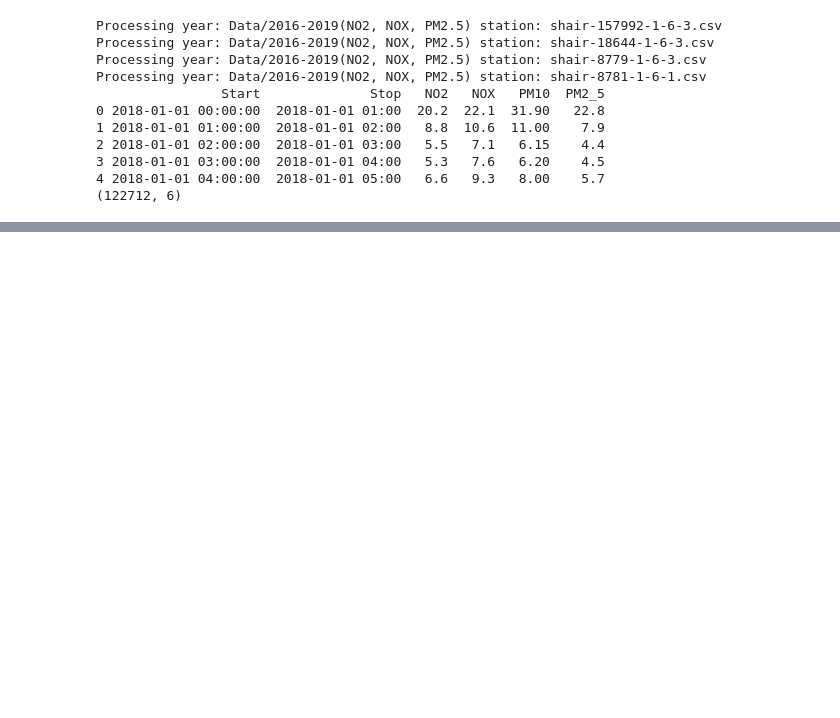
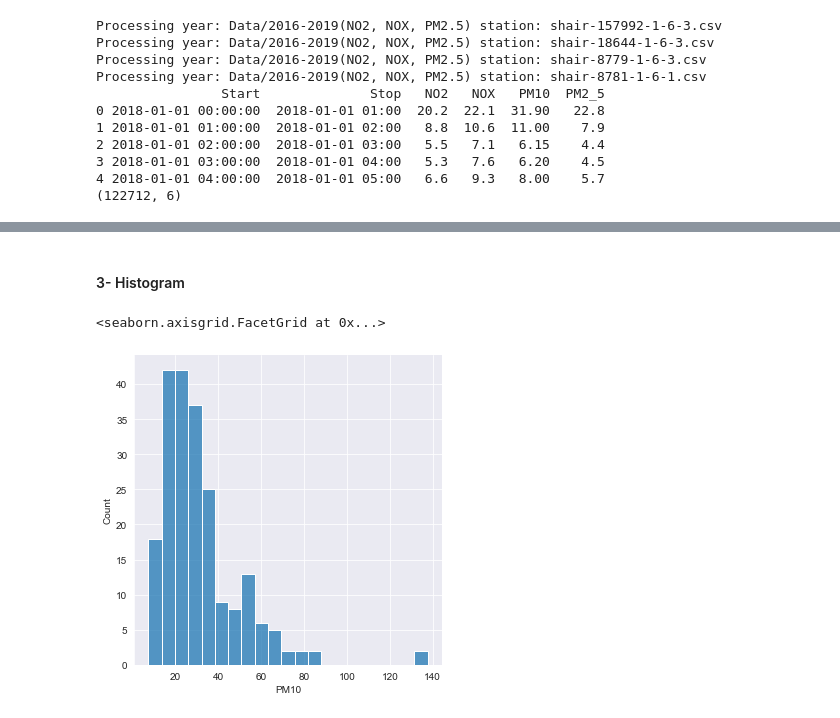
Before and after one commit to jadali17/Air-Quality-Prediction, a Jupyter notebook: feature-selection-no2-nox-pm2.5-pm10.ipynb, the cells around one changed output, grey strips where cells are left out. Drawn from its saved outputs; the diff is of its cells as text; code cells hidden in the pictures; blank space fills up the shorter version.

```diff
--- a/feature-selection-no2-nox-pm2.5-pm10.ipynb
+++ b/feature-selection-no2-nox-pm2.5-pm10.ipynb
@@ -59,0 +64,7 @@ sns.lineplot(data=subsetData['PM10'],ax=ax)
+# %% [markdown]
+#### 3- Histogram
+# %%
+sns.displot(subsetData, x="PM10")
+# %% [output]
+<seaborn.axisgrid.FacetGrid at 0x...>
+[figure, added]
```
Also changed, not shown: parts of 17 cells of this notebook.
